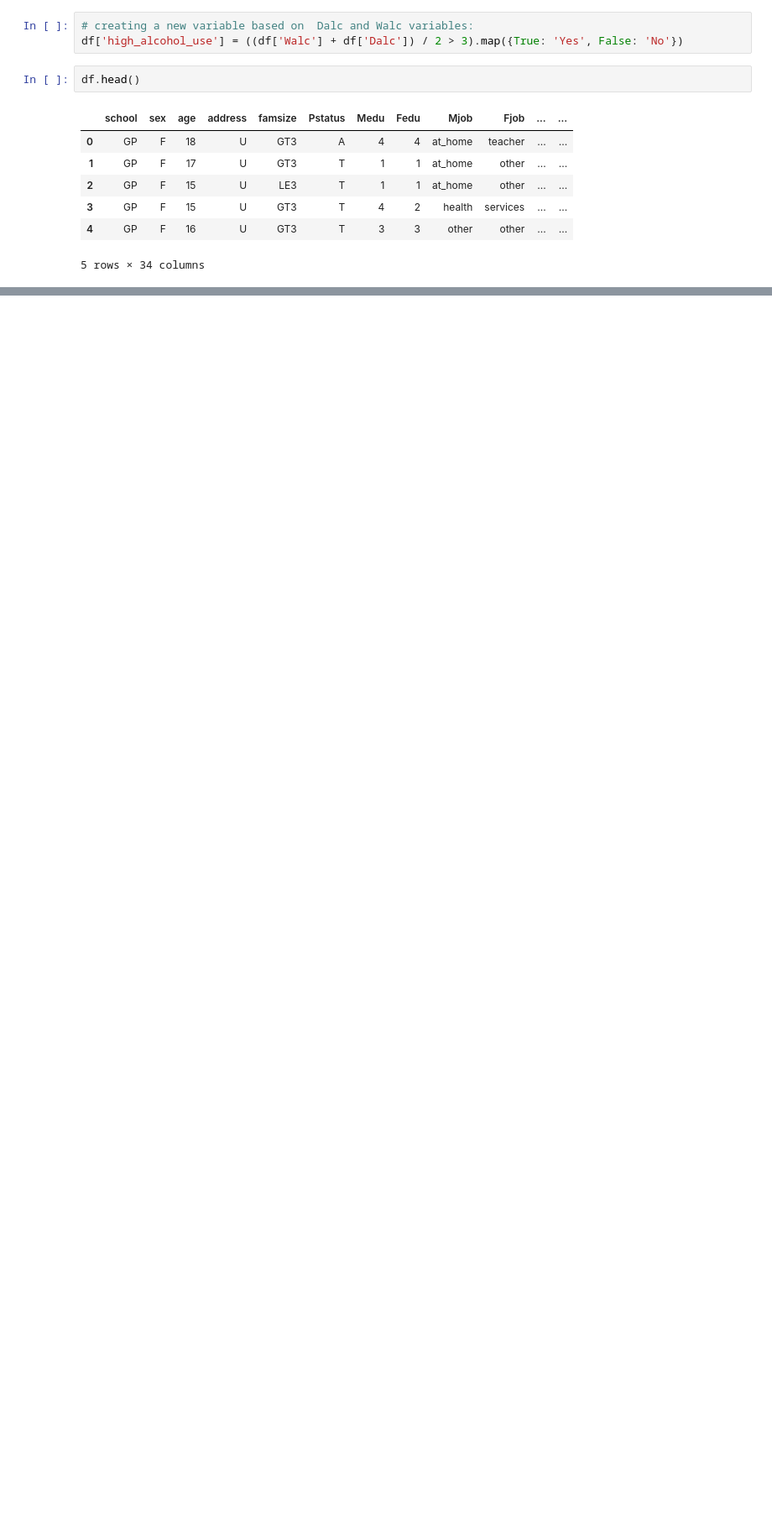
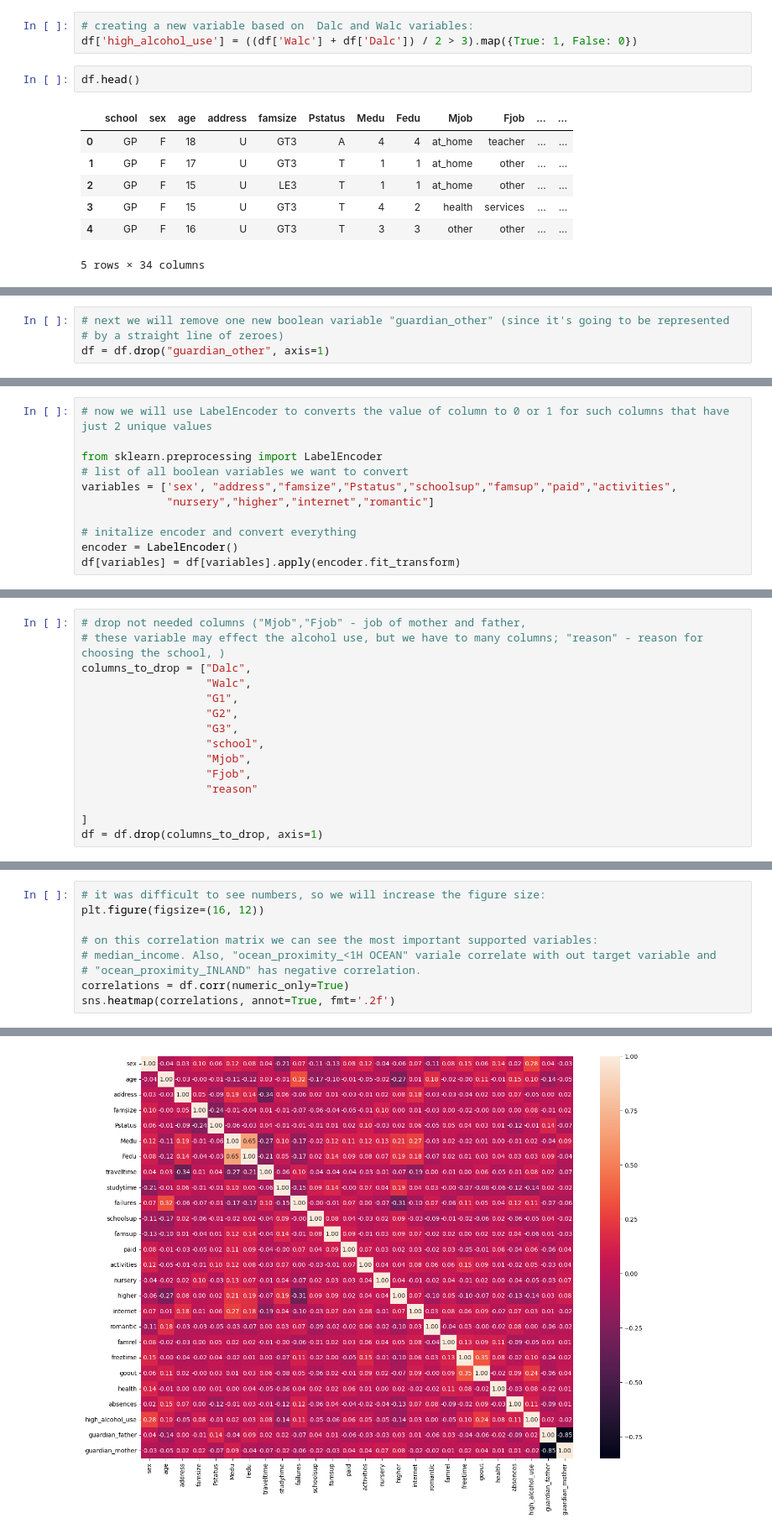
Before and after one commit to RovSveta/Introduction_to-_Machine_Learning_Methods-, a Jupyter notebook: Exercise_project_4/random_forest_student.ipynb, the cells around one changed output, grey strips where cells are left out. Shown at 84% size. Drawn from its saved outputs; the diff is of its cells as text; blank space fills up the shorter version.

```diff
--- a/Exercise_project_4/random_forest_student.ipynb
+++ b/Exercise_project_4/random_forest_student.ipynb
@@ -93,7 +93,7 @@ Walc
 Name: count, dtype: int64
 # %%
 # creating a new variable based on  Dalc and Walc variables:
-df['high_alcohol_use'] = ((df['Walc'] + df['Dalc']) / 2 > 3).map({True: 'Yes', False: 'No'})
+df['high_alcohol_use'] = ((df['Walc'] + df['Dalc']) / 2 > 3).map({True: 1, False: 0})
 # %%
 df.head()
 # %% [output]
@@ -115,0 +175,4 @@ Name: count, dtype: int64
+# %%
+# next we will remove one new boolean variable "guardian_other" (since it's going to be represented
+# by a straight line of zeroes)
+df = df.drop("guardian_other", axis=1)
@@ -115,0 +199,11 @@ Name: count, dtype: int64
+# %%
+# now we will use LabelEncoder to converts the value of column to 0 or 1 for such columns that have just 2 unique values
+
+from sklearn.preprocessing import LabelEncoder
+# list of all boolean variables we want to convert
+variables = ['sex', "address","famsize","Pstatus","schoolsup","famsup","paid","activities",
+             "nursery","higher","internet","romantic"]
+
+# initalize encoder and convert everything
+encoder = LabelEncoder()
+df[variables] = df[variables].apply(encoder.fit_transform)
@@ -115,0 +223,15 @@ Name: count, dtype: int64
+# %%
+# drop not needed columns ("Mjob","Fjob" - job of mother and father,
+# these variable may effect the alcohol use, but we have to many columns; "reason" - reason for choosing the school, )
+columns_to_drop = ["Dalc",
+                   "Walc",
+                   "G1",
+                   "G2",
+                   "G3",
+                   "school",
+                   "Mjob",
+                   "Fjob",
+                   "reason"
+
+]
+df = df.drop(columns_to_drop, axis=1)
@@ -115,0 +256,10 @@ Name: count, dtype: int64
+# %%
+# it was difficult to see numbers, so we will increase the figure size:
+plt.figure(figsize=(16, 12))
+
+# on this correlation matrix we can see the most important supported variables:
+# median_income. Also, "ocean_proximity_<1H OCEAN" variale correlate with out target variable and
+# "ocean_proximity_INLAND" has negative correlation.
+correlations = df.corr(numeric_only=True)
+sns.heatmap(correlations, annot=True, fmt='.2f')
+# %% [output]
@@ -115,0 +267 @@ Name: count, dtype: int64
+[figure, added]
```
Also changed, not shown: parts of 19 cells of this notebook.
